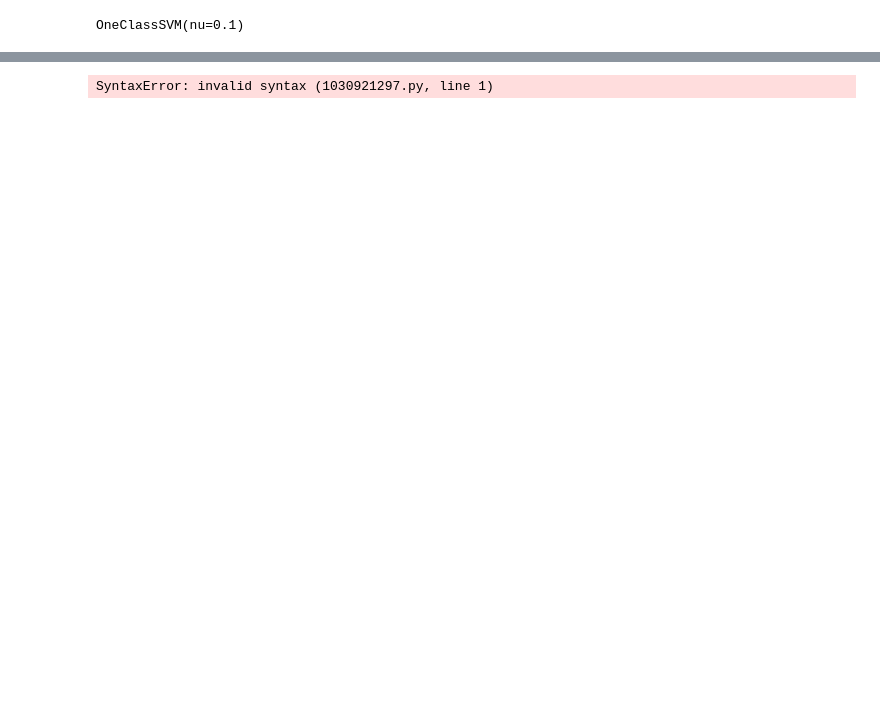
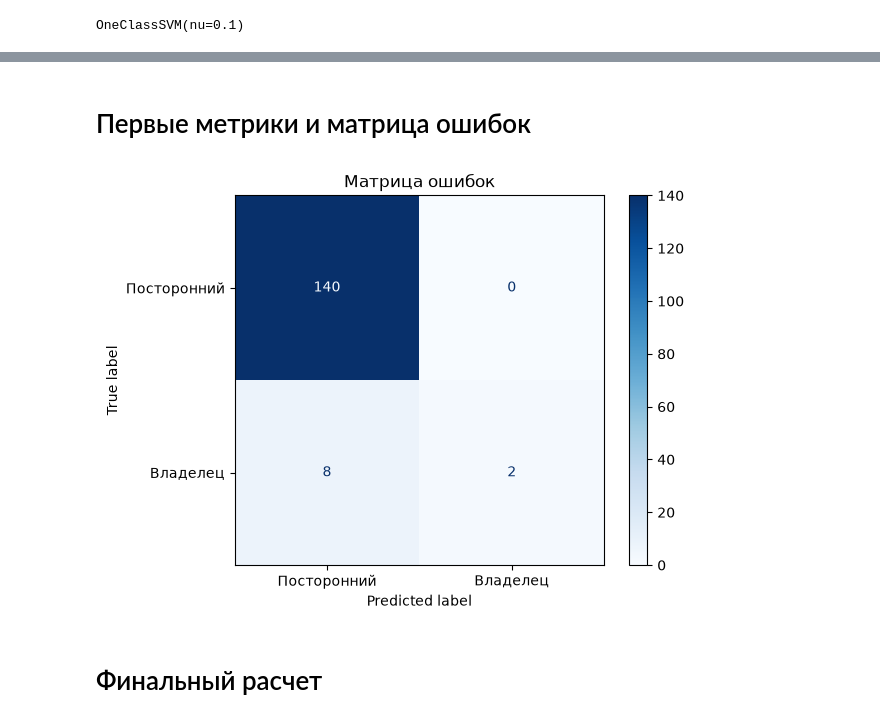
Before and after one commit to danya-kuzin/one_class_classifier, a Jupyter notebook: one‑class classifier.ipynb, the cells around one changed output, grey strips where cells are left out. Cells and saved outputs as stored; diff of their text form; code cells hidden in the pictures; blank space fills up the shorter version.

```diff
--- a/one‑class classifier.ipynb
+++ b/one‑class classifier.ipynb
@@ -583,39 +574,62 @@ $$
-# %%
-Строим матрицу корреляций
-# %% [output]
-SyntaxError: invalid syntax (1030921297.py, line 1)
+# %% [markdown]
+# Первые метрики и матрица ошибок
 # %%
-#X_validation_scaled = scaler.transform(X_validation)
-#ОШИБКА_____________________________________
+all_valid_test_features = []
+for i in range(len(user_folders)):
+    all_valid_test_features.append(get_user_features(user_folders, "valid", num_user=i, filt=1))
 
+# получаем валидационныую выборку владельца
+X_owner = all_valid_test_features[0]
 
+# собираем валидационную выборку посторонних (мошенников)
+impostor_matrices = []
+for user_index in range(len(user_folders)):
+    if user_index == 0:
+        continue
+    impostor_matrices.append(all_valid_test_features[user_index])
+# кладем вектора признаков друг на друга (собираем их в матрицу)
+X_impostors = np.vstack(impostor_matrices)
 
+# cобираем общую валидационныую выборку
+X_validation = np.vstack([
+    X_owner,
+    X_impostors
+])
 
+# получаем размеченный столбец для X_validation для того чтобы проверить метрики (0 - мошенник, 1 - владелец)
+y_validation = np.concatenate([
+    np.ones(len(X_owner), dtype=int),
+    np.zeros(len(X_impostors), dtype=int)
+])
 
-
-
+# стандартизируем валидационную выборку (scaler обучен на тренировочной)
+X_validation_scaled = scaler.transform(X_validation)
 
 # Предсказания модели: 1 или -1
 svm_predictions = model.predict(X_validation_scaled)
 
 # Преобразуем: 1 остаётся 1, а -1 превращается в 0
 y_pred = (svm_predictions == 1).astype(int)
 
 # Строим матрицу ошибок
 cm = confusion_matrix(
     y_validation,
     y_pred,
     labels=[0, 1]
 )
 
-display = ConfusionMatrixDisplay(
+cm_display = ConfusionMatrixDisplay(
     confusion_matrix=cm,
     display_labels=["Посторонний", "Владелец"]
 )
 
-display.plot(cmap="Blues")
+cm_display.plot(cmap="Blues")
 plt.title("Матрица ошибок")
 plt.show()
+# %% [output]
+[figure, added]
+# %% [markdown]
+# Финальный расчет
 # %%
 # функция загрузки фалидационных данных
 def get_all_valid_test_features(user_folders, valid_test, filt):
```
Also changed, not shown: parts of 18 cells of this notebook.
